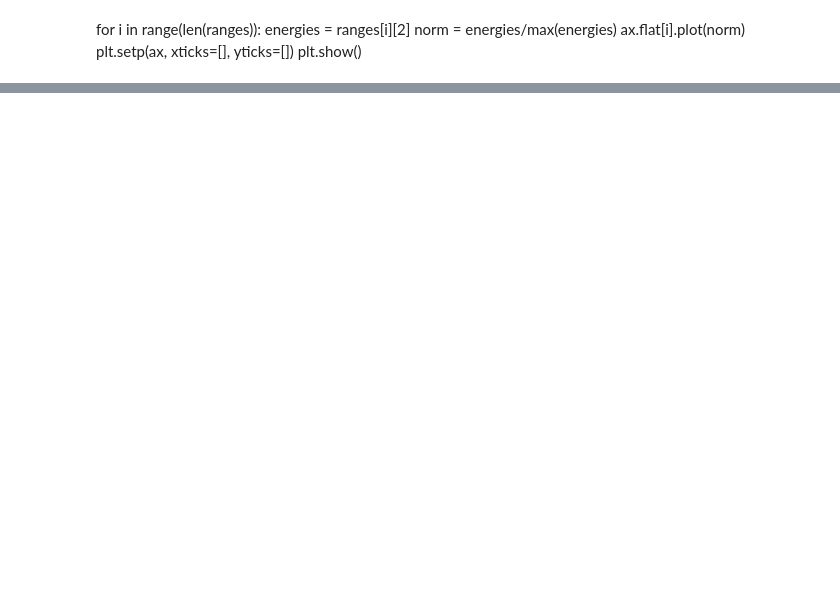
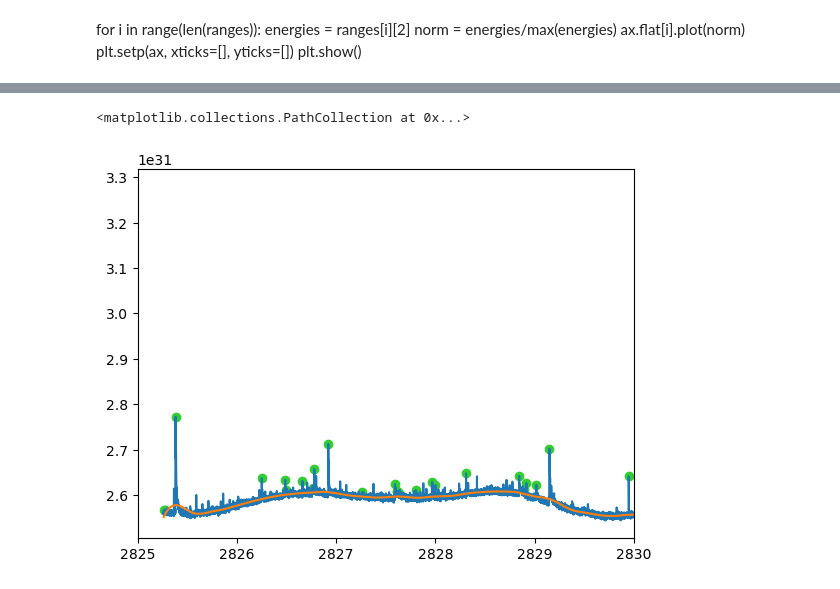
Before and after one commit to MillionConcepts/tess_swift_afpsc, a Jupyter notebook: QPPs/moonbow-main/moonbow/QPP_find.ipynb, the cells around one changed output, grey strips where cells are left out. Saved outputs shown, nothing was run; the diff lists cells and outputs as text; code cells hidden in the pictures; blank space fills up the shorter version.

```diff
--- a/QPPs/moonbow-main/moonbow/QPP_find.ipynb
+++ b/QPPs/moonbow-main/moonbow/QPP_find.ipynb
@@ -413,0 +420,8 @@ fwhm = (max(t_half)-min(t_half))*2
+# %%
+plt.xlim(2825,2830)
+plt.plot(test_flaring_frame['Time'],test_flaring_frame['Energy'])
+plt.plot(test_q_frame['Time'],test_q_frame['Quiescent Energy'])
+plt.scatter(ptimes,peaks,color='limegreen')
+# %% [output]
+<matplotlib.collections.PathCollection at 0x...>
+[figure, added]
```
Also changed, not shown: parts of 30 cells of this notebook.
